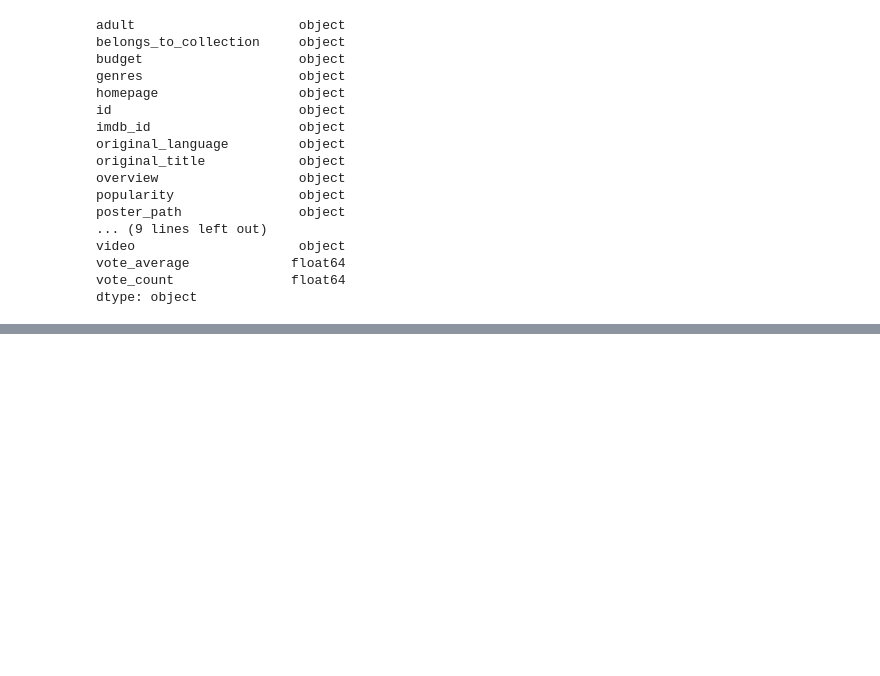
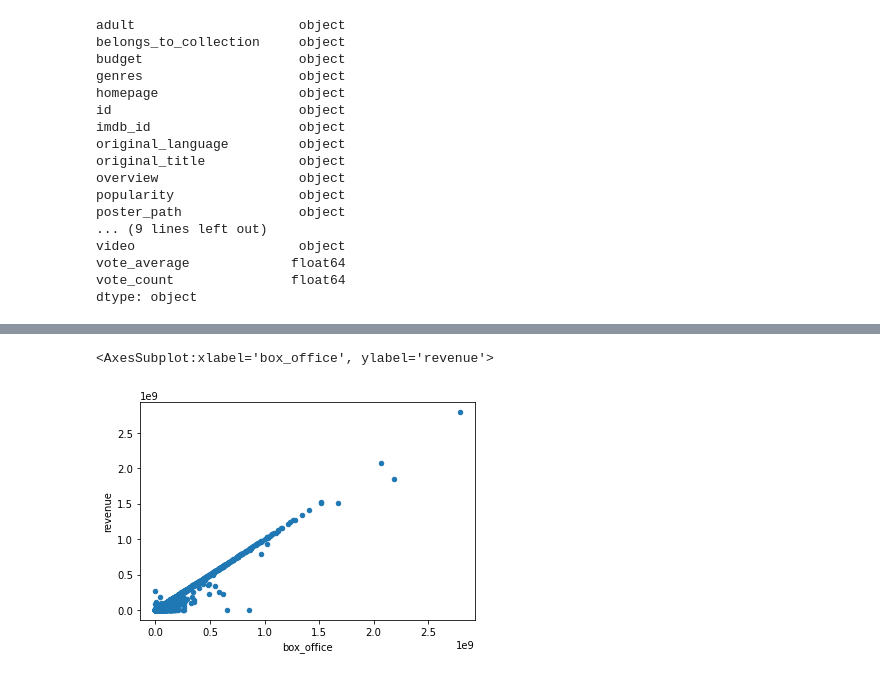
Before and after one commit to reheck/Movies-ETL, a Jupyter notebook: Wiki and Kaggle Movie data.ipynb, the cells around one changed output, grey strips where cells are left out. Cells and saved outputs as stored; diff of their text form; code cells hidden in the pictures; blank space fills up the shorter version.

```diff
--- a/Wiki and Kaggle Movie data.ipynb
+++ b/Wiki and Kaggle Movie data.ipynb
@@ -797,0 +878,6 @@ Name: rating, dtype: float64
+# %%
+# the box office and revenue columns are numeric (one is from wiki the other from kaggle) so make another scatter to compare
+movies_df.fillna(0).plot(x='box_office', y='revenue', kind='scatter')
+# %% [output]
+<AxesSubplot:xlabel='box_office', ylabel='revenue'>
+[figure, added]
```
Also changed, not shown: parts of 49 cells of this notebook.
